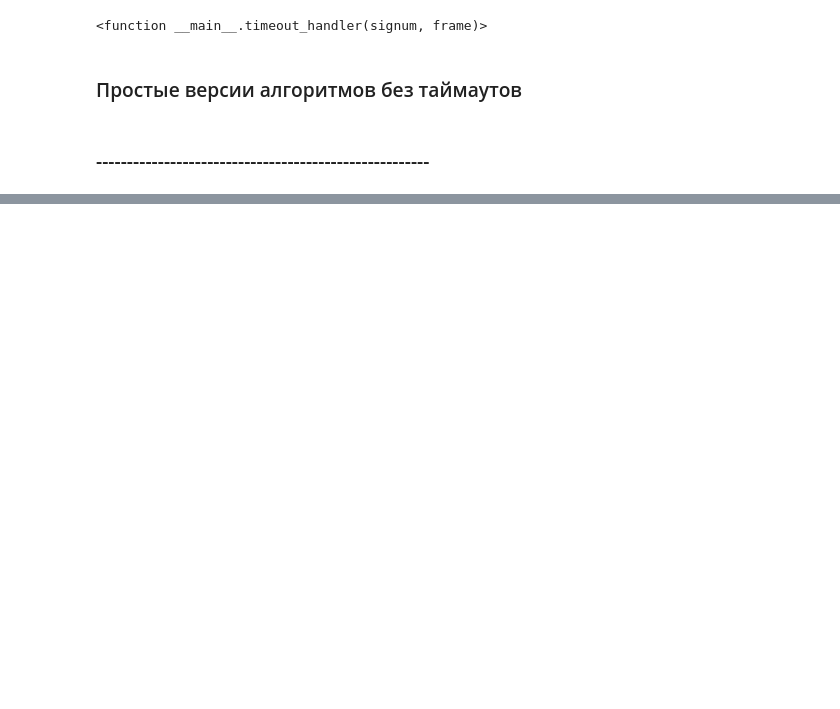
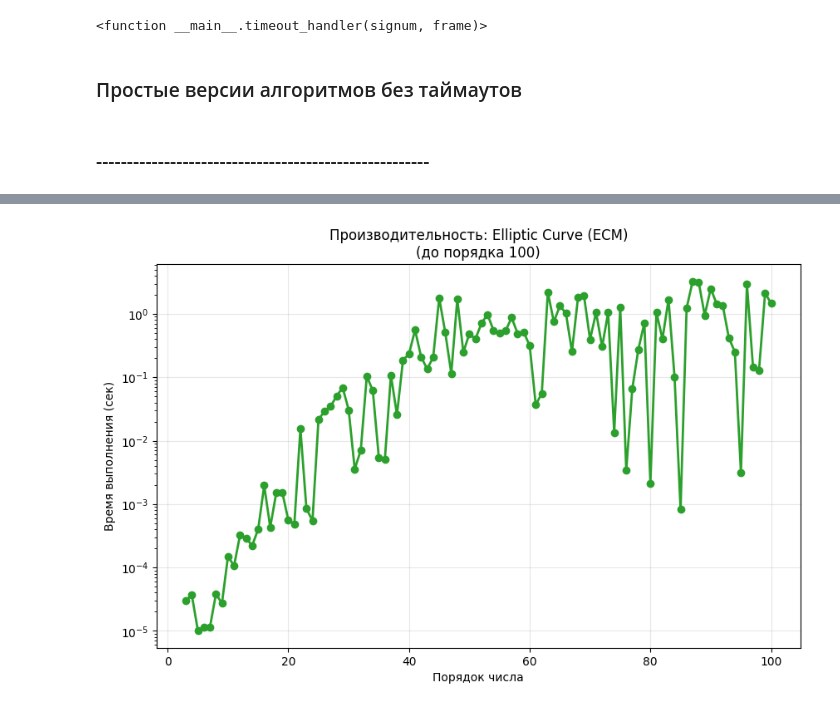
Before and after one commit to matv864/AI_work, a Jupyter notebook: crypto/factorization.ipynb, the cells around one changed output, grey strips where cells are left out. Drawn from its saved outputs; the diff is of its cells as text; code cells hidden in the pictures; blank space fills up the shorter version.

```diff
--- a/crypto/factorization.ipynb
+++ b/crypto/factorization.ipynb
@@ -363,0 +383,3 @@ for i, (algo_name, max_order) in enumerate(sorted_results, 1):
+# %%
+results = {name: [] for name in ALGORITHMS}
+max_orders = {name: 0 for name in ALGORITHMS}
@@ -363,0 +409,34 @@ for i, (algo_name, max_order) in enumerate(sorted_results, 1):
+# %%
+algorithm_colors = {
+    "Elliptic Curve (ECM)": '#2ca02c',
+}
+
+algo_name = "Elliptic Curve (ECM)"
+valid_orders = []
+valid_times = []
+
+for i, order in enumerate(range(ORDER_RANGE[0], max_orders[algo_name]+1)):
+    if i < len(results[algo_name]) and results[algo_name][i] < 20.0:
+        valid_orders.append(order)
+        valid_times.append(results[algo_name][i])
+
+if len(valid_orders) > 0:  # Строим график даже если всего 1 точка
+    plt.figure(figsize=(10, 6))
+
+    if len(valid_orders) > 1:
+        plt.plot(valid_orders, valid_times, color=algorithm_colors[algo_name],
+                    marker='o', linewidth=2, markersize=6)
+    else:
+        plt.scatter(valid_orders, valid_times, color=algorithm_colors[algo_name],
+                    s=100, zorder=5)
+
+    plt.xlabel('Порядок числа')
+    plt.ylabel('Время выполнения (сек)')
+    plt.title(f'Производительность: {algo_name}\n(до порядка {max_orders[algo_name]})')
+    plt.grid(True, alpha=0.3)
+    plt.yscale('log')
+
+    plt.show()
+    plt.close()
+# %% [output]
+[figure, added]
```
Also changed, not shown: parts of 13 cells of this notebook.
